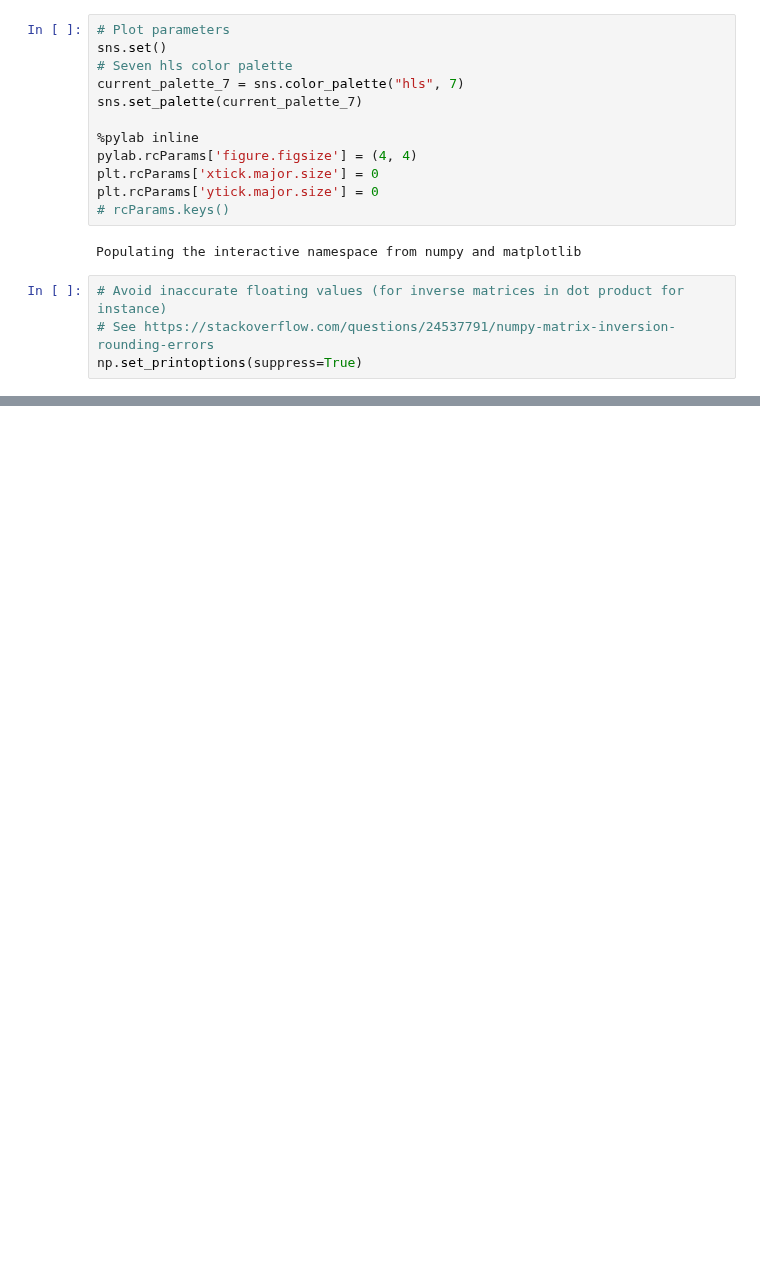
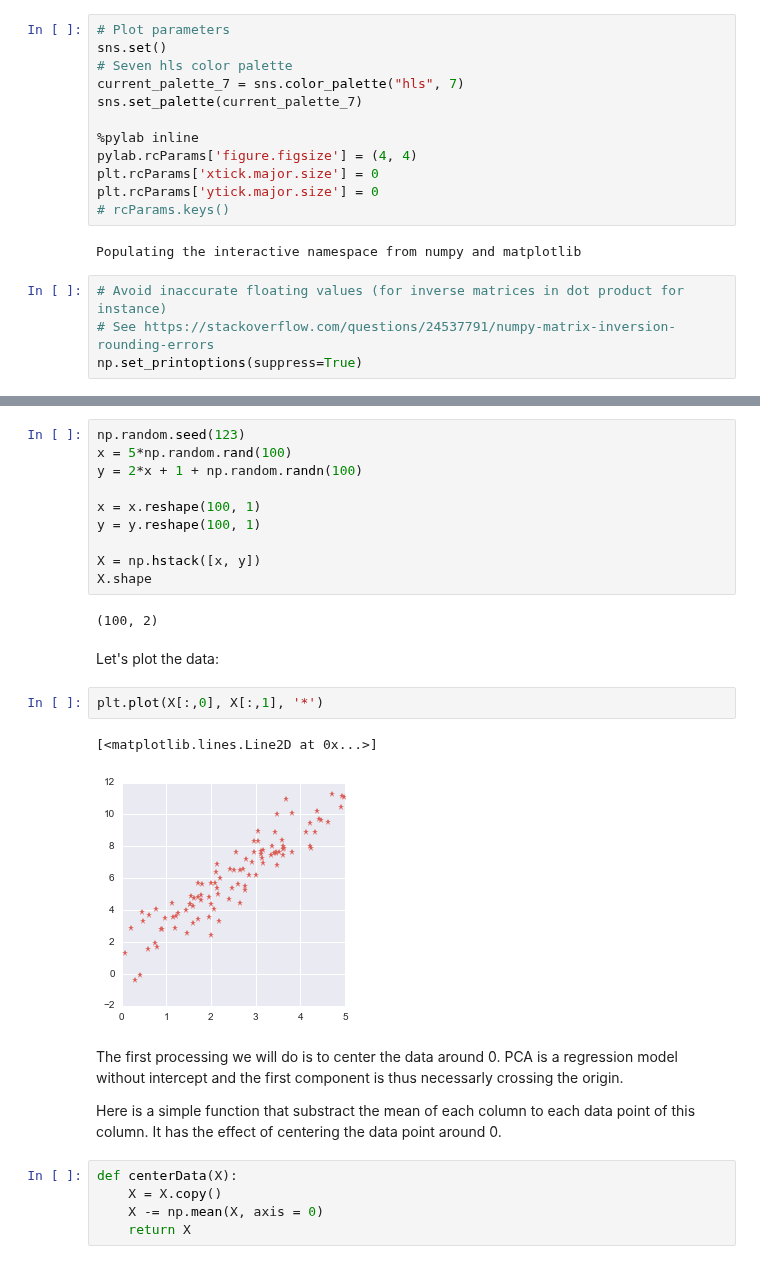
Before and after one commit to hadrienj/deepLearningBook-Notes, a Jupyter notebook: 2.12 Example - Principal Components Analysis/2.12 Example - Principal Components Analysis.ipynb, the cells around one changed output, grey strips where cells are left out. Saved outputs shown, nothing was run; the diff lists cells and outputs as text; blank space fills up the shorter version.

```diff
--- a/2.12 Example - Principal Components Analysis/2.12 Example - Principal Components Analysis.ipynb
+++ b/2.12 Example - Principal Components Analysis/2.12 Example - Principal Components Analysis.ipynb
@@ -109,0 +473,28 @@ $$
+# %%
+np.random.seed(123)
+x = 5*np.random.rand(100)
+y = 2*x + 1 + np.random.randn(100)
+
+x = x.reshape(100, 1)
+y = y.reshape(100, 1)
+
+X = np.hstack([x, y])
+X.shape
+# %% [output]
+(100, 2)
+# %% [markdown]
+Let's plot the data:
+# %%
+plt.plot(X[:,0], X[:,1], '*')
+# %% [output]
+[<matplotlib.lines.Line2D at 0x...>]
+[figure, added]
+# %% [markdown]
+The first processing we will do is to center the data around 0. PCA is a regression model without intercept and the first component is thus necessarly crossing the origin.
+
+Here is a simple function that substract the mean of each column to each data point of this column. It has the effect of centering the data point around 0.
+# %%
+def centerData(X):
+    X = X.copy()
+    X -= np.mean(X, axis = 0)
+    return X
```
Also changed, not shown: parts of 48 cells of this notebook, 18 other files.
